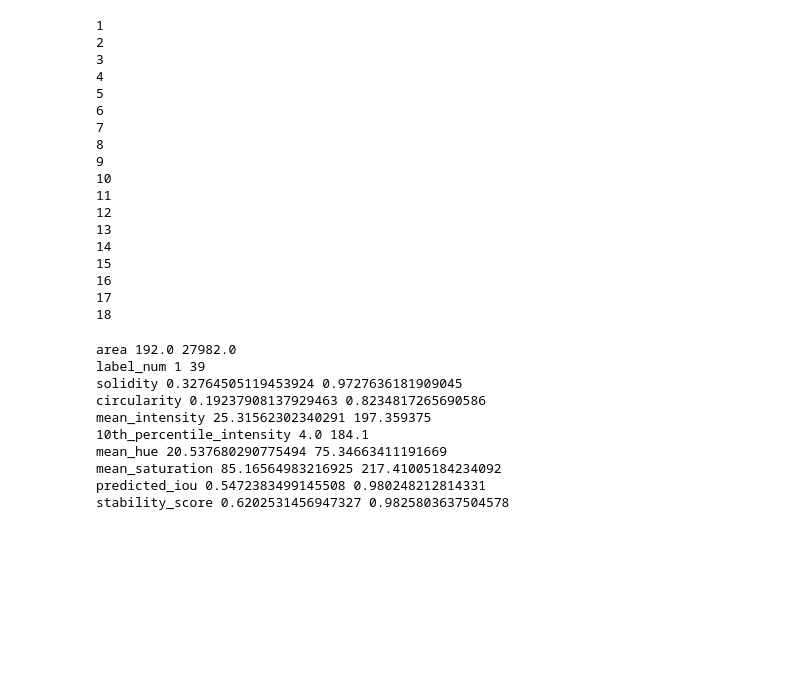
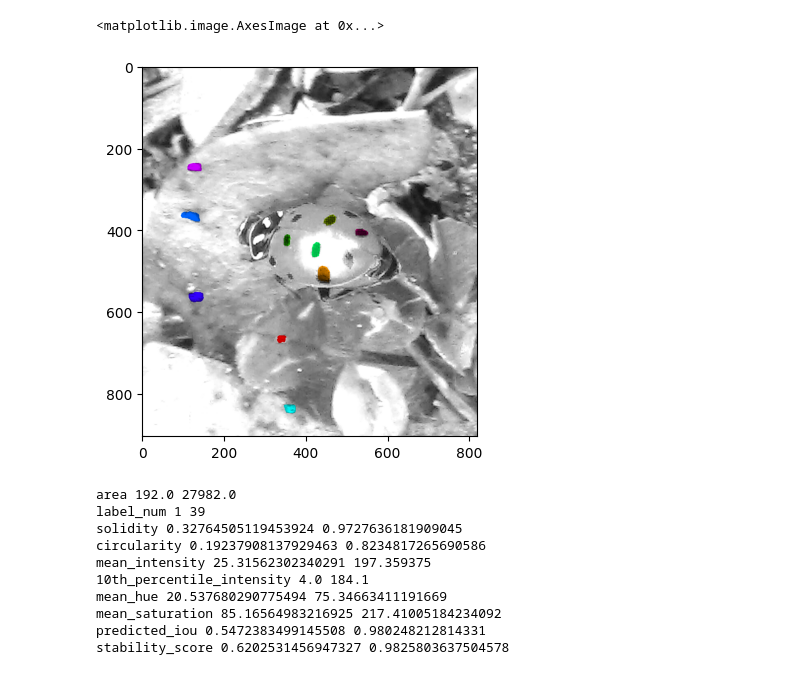
Before and after one commit to True-North-Intelligent-Algorithms/notebooks-and-napari-widgets-for-dl, a Jupyter notebook: docs/30_segment_everything/30_filter_labels.ipynb, the cells around one changed output. Drawn from its saved outputs; the diff is of its cells as text; code cells hidden in the pictures; blank space fills up the shorter version.

```diff
--- a/docs/30_segment_everything/30_filter_labels.ipynb
+++ b/docs/30_segment_everything/30_filter_labels.ipynb
@@ -24,3 +28,11 @@ img = imread(image_name)
+# %%
+from skimage.io import imread
+import os
+
+data_path = r'../../data'
+parent_path = os.path.join(data_path, 'ladybugs_series')
+image_name = os.path.join(parent_path, '5784124_7185843.jpg')
+img = imread(image_name)
 # %%
 results = yolo_detecter.get_results(img, conf=conf, iou= iou, imgsz=imagesz, max_det=10000)
 bbs=results[0].boxes.xyxy.cpu().numpy()
@@ -146,24 +127,35 @@ plt.imshow(test, cmap=random_label_cmap())
 # %%
 add_properties_to_label_image(img, segmented_stacked_labels.mask_list)
-# %% [output]
-1
-2
-3
-4
-5
-6
-7
-8
-9
-10
-11
-12
-13
-14
-15
-16
-17
-18
+# %%
+stat_limits = {
+    "area": {"min": 0, "max": 1000},
+    "label_num": {"min": -100000000, "max": 10000000000},
+    "solidity": {"min": 0.0, "max": 1.0},
+    "circularity": {"min": 0.0, "max": 1.0},
+    "mean_intensity": {"min": 0, "max": 255},
+    "10th_percentile_intensity": {"min": 0, "max": 255},
+    "mean_hue": {"min": 0, "max": 360},
+    "mean_saturation": {"min": 0.0, "max": 1000},
+    "predicted_iou": {"min": 0.0, "max": 1.0},
+    "stability_score": {"min": 0.0, "max": 1.0}
+}
+
+temp = stacked_labels.mask_list.copy()
+
+stacked_labels.make_3d_label_image()
+
+filter_labels_3d_multi(segmented_stacked_labels.label_image, segmented_stacked_labels.mask_list, stat_limits)
+
+# min project label_image
+masked_label_image = np.ma.masked_equal(segmented_stacked_labels.label_image, 0)
+# Perform the min projection on the masked array
+_2d_labels = np.ma.min(masked_label_image, axis=0).filled(0)
+
+test = mask_overlay(img, _2d_labels)
+plt.imshow(test, cmap=random_label_cmap())
+# %% [output]
+<matplotlib.image.AxesImage at 0x...>
+[figure, added]
 # %%
 import napari
 from  napari_segment_everything import segment_everything
```
Also changed, not shown: parts of 8 cells of this notebook, 18 other files.
